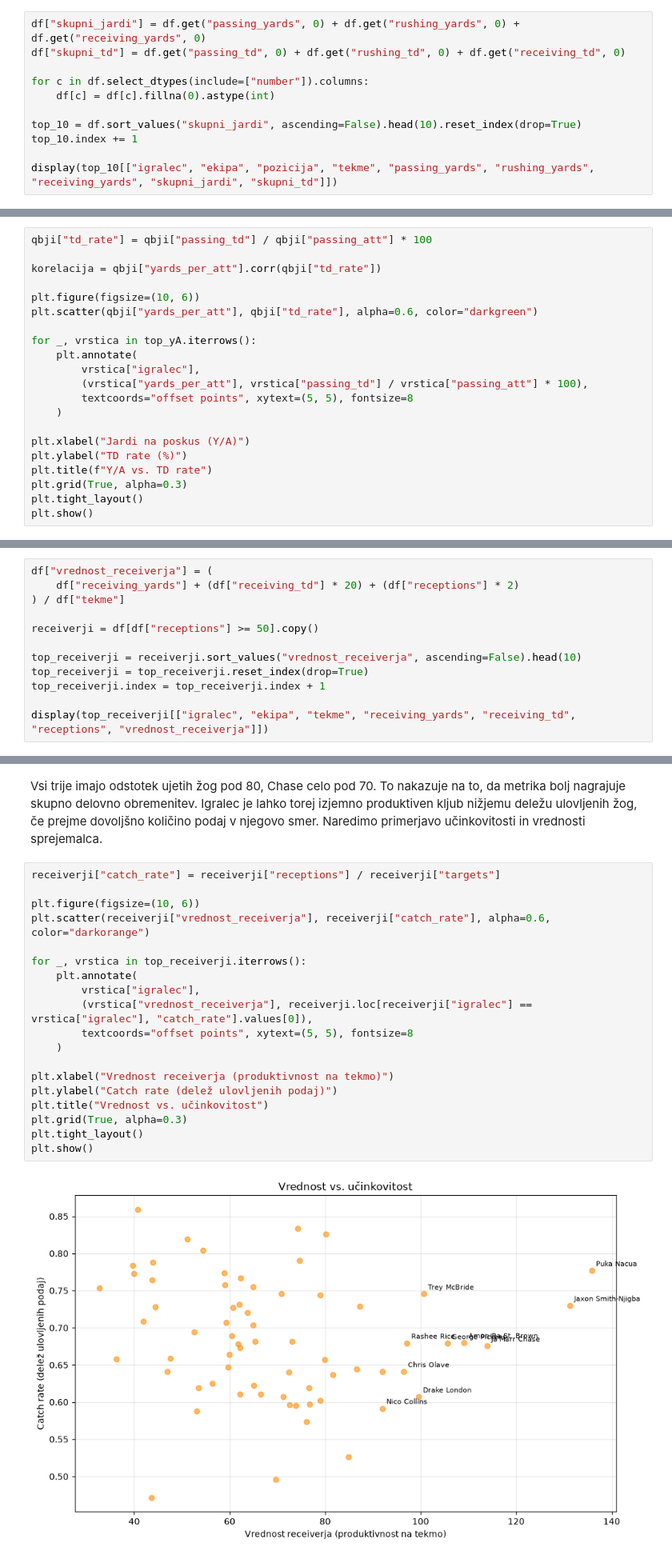
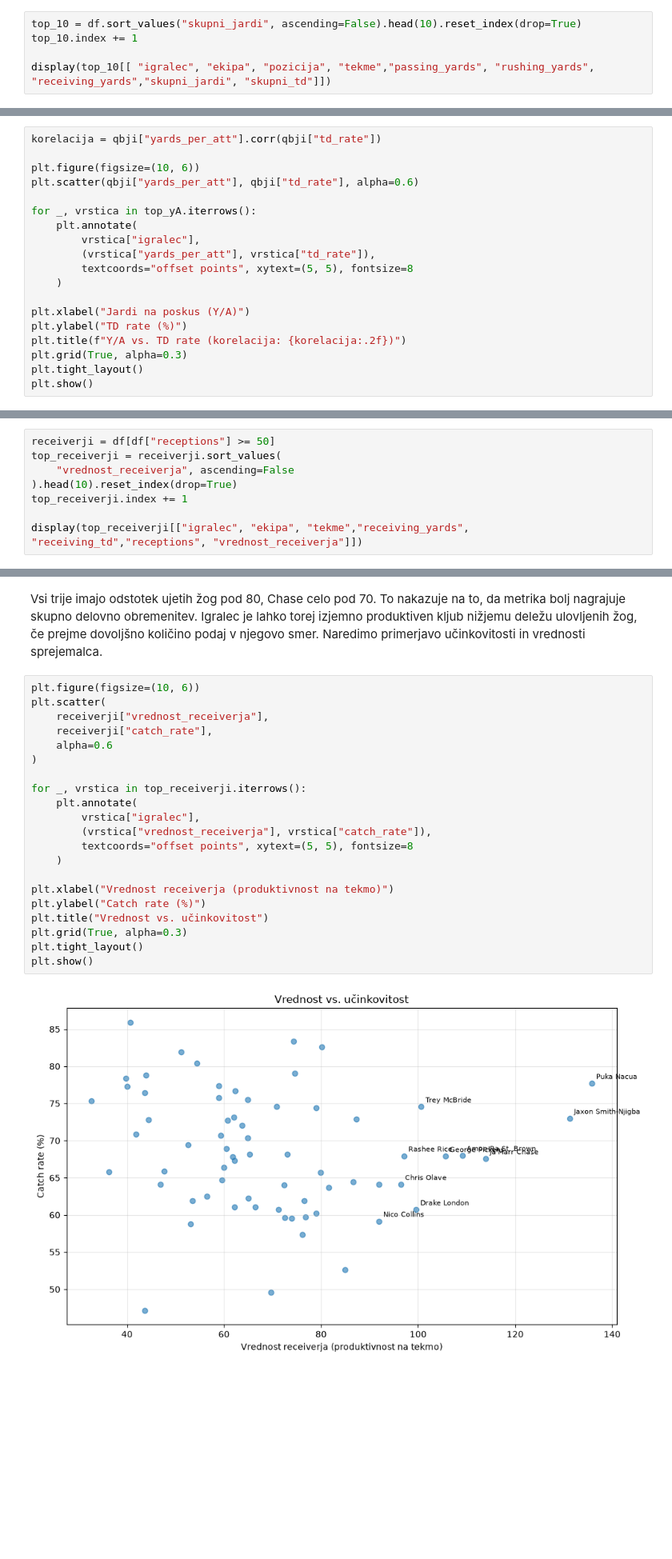
Before and after one commit to tiborprosen/UVP_projektna, a Jupyter notebook: analiza.ipynb, the cells around one changed output, grey strips where cells are left out. Shown at 80% size. Saved outputs shown, nothing was run; the diff lists cells and outputs as text; blank space fills up the shorter version.

```diff
--- a/analiza.ipynb
+++ b/analiza.ipynb
@@ -36,16 +64,10 @@ Spodaj lahko vidimo tabelo NFL igralcev z vsemi stolpci, ki jih bomo uporabljali
 
 Spodaj je prikazana tabela 10 najučinkovitejših igralcev lige glede na skupno število pridobljenih jardov (podaje + teki + sprejemi) v sezoni. Tabela vključuje tudi podrobnejše podatke pridobljenih jardov po posameznih kategorijah ter skupno število doseženih touchdownov (`total_td`).
 # %%
-df["skupni_jardi"] = df.get("passing_yards", 0) + df.get("rushing_yards", 0) + df.get("receiving_yards", 0)
-df["skupni_td"] = df.get("passing_td", 0) + df.get("rushing_td", 0) + df.get("receiving_td", 0)
-
-for c in df.select_dtypes(include=["number"]).columns:
-    df[c] = df[c].fillna(0).astype(int)
-
 top_10 = df.sort_values("skupni_jardi", ascending=False).head(10).reset_index(drop=True)
 top_10.index += 1
 
-display(top_10[["igralec", "ekipa", "pozicija", "tekme", "passing_yards", "rushing_yards", "receiving_yards", "skupni_jardi", "skupni_td"]])
+display(top_10[[ "igralec", "ekipa", "pozicija", "tekme","passing_yards", "rushing_yards", "receiving_yards","skupni_jardi", "skupni_td"]])
 # %% [output]
 |  | igralec | ekipa | pozicija | tekme | passing_yards | rushing_yards | receiving_yards | skupni_jardi | ... |
 | 1 | Drake Maye | NWE | QB | 17 | 4394 | 450 | 2 | 4846 | ... |
@@ -112,23 +131,21 @@ display(top_yA[["igralec", "ekipa", "passing_att", "passing_yards", "passing_td"
 # %% [markdown]
 Primerjajmo zdaj te rezultate s odstotkom touchdownov.
 # %%
-qbji["td_rate"] = qbji["passing_td"] / qbji["passing_att"] * 100
-
 korelacija = qbji["yards_per_att"].corr(qbji["td_rate"])
 
 plt.figure(figsize=(10, 6))
-plt.scatter(qbji["yards_per_att"], qbji["td_rate"], alpha=0.6, color="darkgreen")
+plt.scatter(qbji["yards_per_att"], qbji["td_rate"], alpha=0.6)
 
 for _, vrstica in top_yA.iterrows():
     plt.annotate(
         vrstica["igralec"],
-        (vrstica["yards_per_att"], vrstica["passing_td"] / vrstica["passing_att"] * 100),
+        (vrstica["yards_per_att"], vrstica["td_rate"]),
         textcoords="offset points", xytext=(5, 5), fontsize=8
     )
 
 plt.xlabel("Jardi na poskus (Y/A)")
 plt.ylabel("TD rate (%)")
-plt.title(f"Y/A vs. TD rate")
+plt.title(f"Y/A vs. TD rate (korelacija: {korelacija:.2f})")
 plt.grid(True, alpha=0.3)
 plt.tight_layout()
 plt.show()
@@ -215,16 +234,12 @@ Opazimo nekaj novih imen, ki ji ni bilo med najboljšimi tekači. To je zato, ke
 # %% [markdown]
 Cilj sprejemalcev je, da svoji ekipi prinesejo čim več jardov in čim več touchdownov. Seštejmo jarde, touchdowne s faktorjem 20 (fantasy football pretvorba) in sprejeme s faktorjem 2. Vsoto delimo s številom odigranih tekem in za konec še omejimo število sprejemov na vsaj 50, da dobimo "vrednost sprejemalca".
 # %%
-df["vrednost_receiverja"] = (
-    df["receiving_yards"] + (df["receiving_td"] * 20) + (df["receptions"] * 2)
-) / df["tekme"]
+receiverji = df[df["receptions"] >= 50]
+top_receiverji = receiverji.sort_values(
+    "vrednost_receiverja", ascending=False
+).head(10).reset_index(drop=True)
+top_receiverji.index += 1
 
-receiverji = df[df["receptions"] >= 50].copy()
-
-top_receiverji = receiverji.sort_values("vrednost_receiverja", ascending=False).head(10)
-top_receiverji = top_receiverji.reset_index(drop=True)
-top_receiverji.index = top_receiverji.index + 1
-
-display(top_receiverji[["igralec", "ekipa", "tekme", "receiving_yards", "receiving_td", "receptions", "vrednost_receiverja"]])
+display(top_receiverji[["igralec", "ekipa", "tekme","receiving_yards", "receiving_td","receptions", "vrednost_receiverja"]])
 # %% [output]
 |  | igralec | ekipa | tekme | receiving_yards | receiving_td | receptions | vrednost_receiverja |
@@ -282,26 +299,28 @@ Jaxon Smith-Njigba   SEA      163         119       73.01
 # %% [markdown]
 Vsi trije imajo odstotek ujetih žog pod 80, Chase celo pod 70. To nakazuje na to, da metrika bolj nagrajuje skupno delovno obremenitev. Igralec je lahko torej izjemno produktiven kljub nižjemu deležu ulovljenih žog, če prejme dovoljšno količino podaj v njegovo smer. Naredimo primerjavo učinkovitosti in vrednosti sprejemalca.
 # %%
-receiverji["catch_rate"] = receiverji["receptions"] / receiverji["targets"]
-
 plt.figure(figsize=(10, 6))
-plt.scatter(receiverji["vrednost_receiverja"], receiverji["catch_rate"], alpha=0.6, color="darkorange")
+plt.scatter(
+    receiverji["vrednost_receiverja"],
+    receiverji["catch_rate"],
+    alpha=0.6
+)
 
 for _, vrstica in top_receiverji.iterrows():
     plt.annotate(
         vrstica["igralec"],
-        (vrstica["vrednost_receiverja"], receiverji.loc[receiverji["igralec"] == vrstica["igralec"], "catch_rate"].values[0]),
+        (vrstica["vrednost_receiverja"], vrstica["catch_rate"]),
         textcoords="offset points", xytext=(5, 5), fontsize=8
     )
 
 plt.xlabel("Vrednost receiverja (produktivnost na tekmo)")
-plt.ylabel("Catch rate (delež ulovljenih podaj)")
+plt.ylabel("Catch rate (%)")
 plt.title("Vrednost vs. učinkovitost")
 plt.grid(True, alpha=0.3)
 plt.tight_layout()
 plt.show()
 # %% [output]
-[figure, old version]
+[figure, new version]
 # %% [markdown]
 Spet vidimo, da najbolši sprejemalci niso nujno hkrati najbolj učinkoviti.
 # %% [markdown]
```
Also changed, not shown: parts of 10 cells of this notebook.
